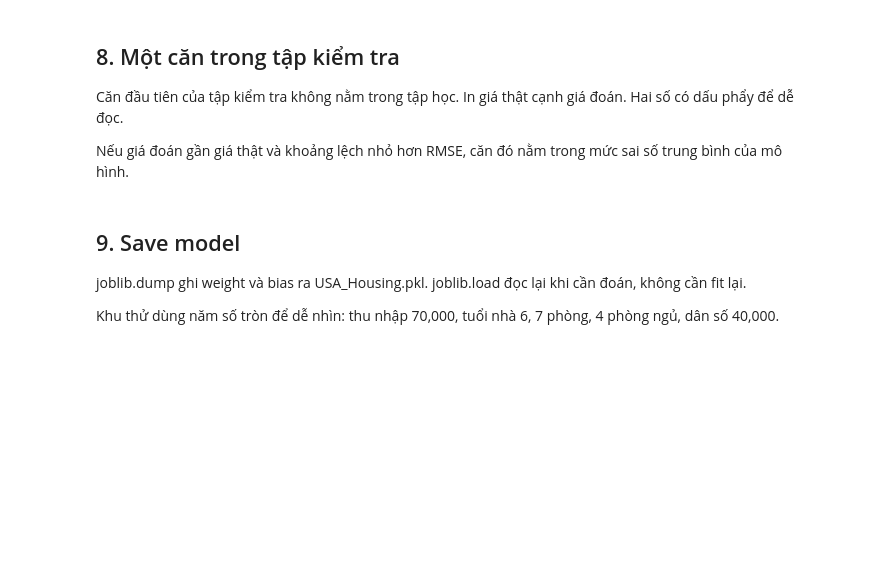
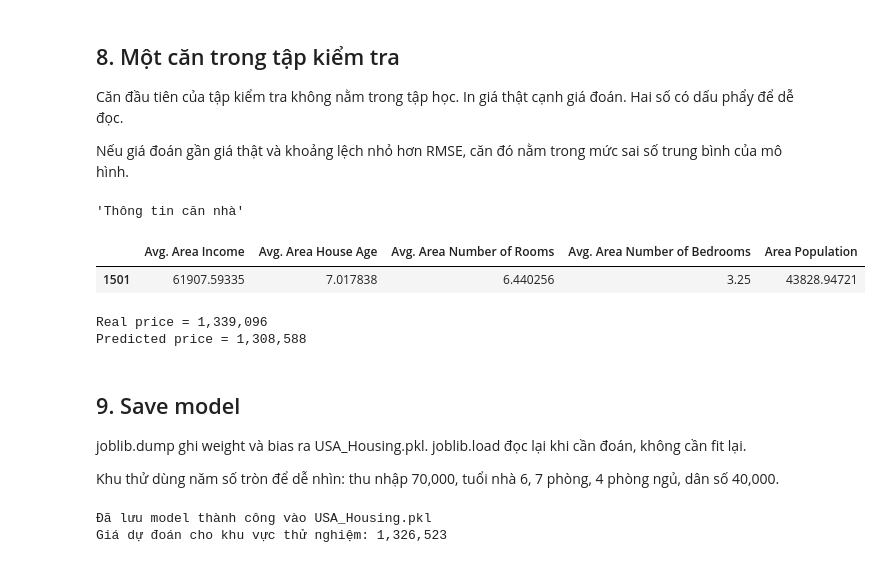
Before and after one commit to HuyBlaBlo/Data_analyst, a Jupyter notebook: Practice/w5/Practice/01_LN_USA_Housing.ipynb, the cells around one changed output. Saved outputs shown, nothing was run; the diff lists cells and outputs as text; code cells hidden in the pictures; blank space fills up the shorter version.

```diff
--- a/Practice/w5/Practice/01_LN_USA_Housing.ipynb
+++ b/Practice/w5/Practice/01_LN_USA_Housing.ipynb
@@ -73,2 +64,3 @@ Address là chữ, mỗi căn một địa chỉ khác nhau. Linear Regression c
 # %%
-df.drop(columns='Address')
+# df = ?
+df = df.drop(columns='Address')
@@ -143,13 +128,41 @@ Nếu giá đoán gần giá thật và khoảng lệch nhỏ hơn RMSE, căn đ
 # %%
 can = X_test.iloc[[0]]
 # gia_that = ?
 # gia_doan = ?
 # print(can)
 # print("Real price =", f"{gia_that:,.0f}")
-# print("Predicted price =", f"{gia_doan:,.0f}")
+# print("Predicted price =", f"{gia_doan:,.0f}")\
+
+gia_that = y_test.iloc[0]
+gia_doan = model.predict(can)[0]
+
+display("Thông tin căn nhà", can)
+print("Real price =", f"{gia_that:,.0f}")
+print("Predicted price =", f"{gia_doan:,.0f}")
+# %% [output]
+'Thông tin căn nhà'
+|  | Avg. Area Income | Avg. Area House Age | Avg. Area Number of Rooms | Avg. Area Number of Bedrooms | Area Population |
+| 1501 | 61907.59335 | 7.017838 | 6.440256 | 3.25 | 43828.94721 |
+Real price = 1,339,096
+Predicted price = 1,308,588
 # %% [markdown]
 ## 9. Save model
 
 joblib.dump ghi weight và bias ra USA_Housing.pkl. joblib.load đọc lại khi cần đoán, không cần fit lại.
 
 Khu thử dùng năm số tròn để dễ nhìn: thu nhập 70,000, tuổi nhà 6, 7 phòng, 4 phòng ngủ, dân số 40,000.
+# %%
+import joblib
+
+joblib.dump(model, "USA_Housing.pkl")
+print("Đã lưu model thành công vào USA_Housing.pkl")
+
+loaded_model = joblib.load("USA_Housing.pkl")
+
+khu_thu = pd.DataFrame([[70000, 6, 7, 4, 40000]], columns=X.columns)
+
+gia_du_doan = loaded_model.predict(khu_thu)[0]
+print("Giá dự đoán cho khu vực thử nghiệm:", f"{gia_du_doan:,.0f}")
+# %% [output]
+Đã lưu model thành công vào USA_Housing.pkl
+Giá dự đoán cho khu vực thử nghiệm: 1,326,523
```
Also changed, not shown: parts of 5 cells of this notebook, 1 other file.
